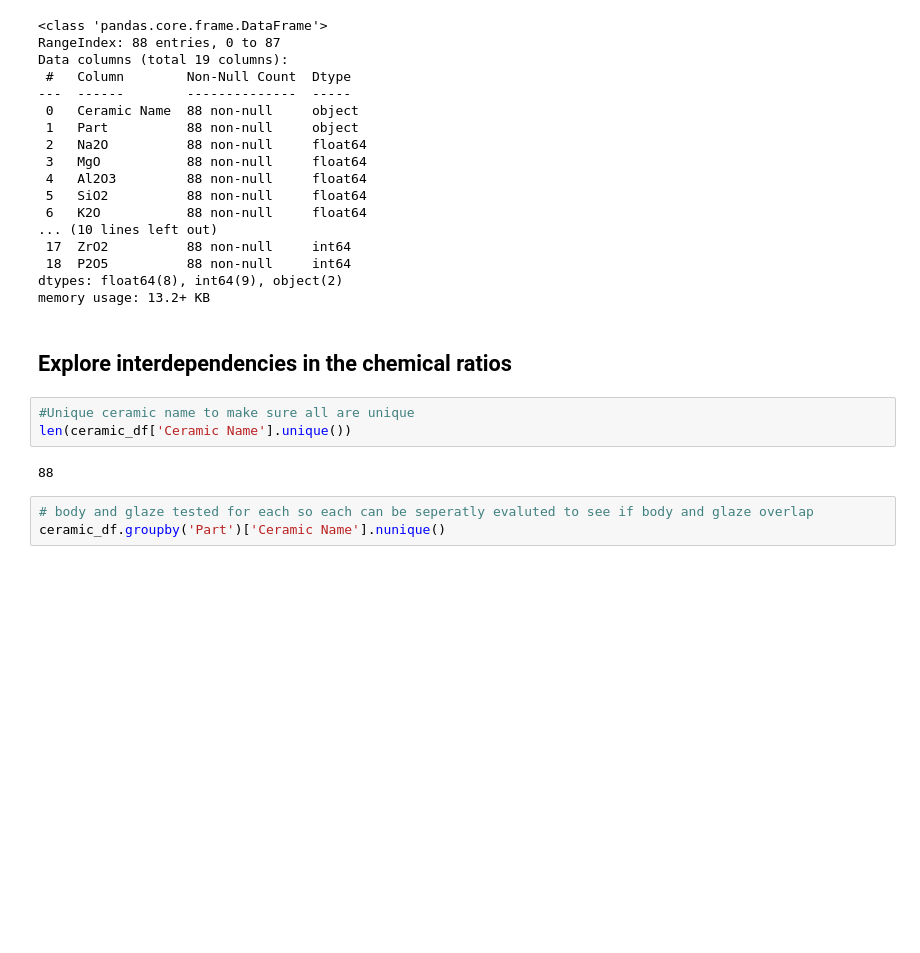
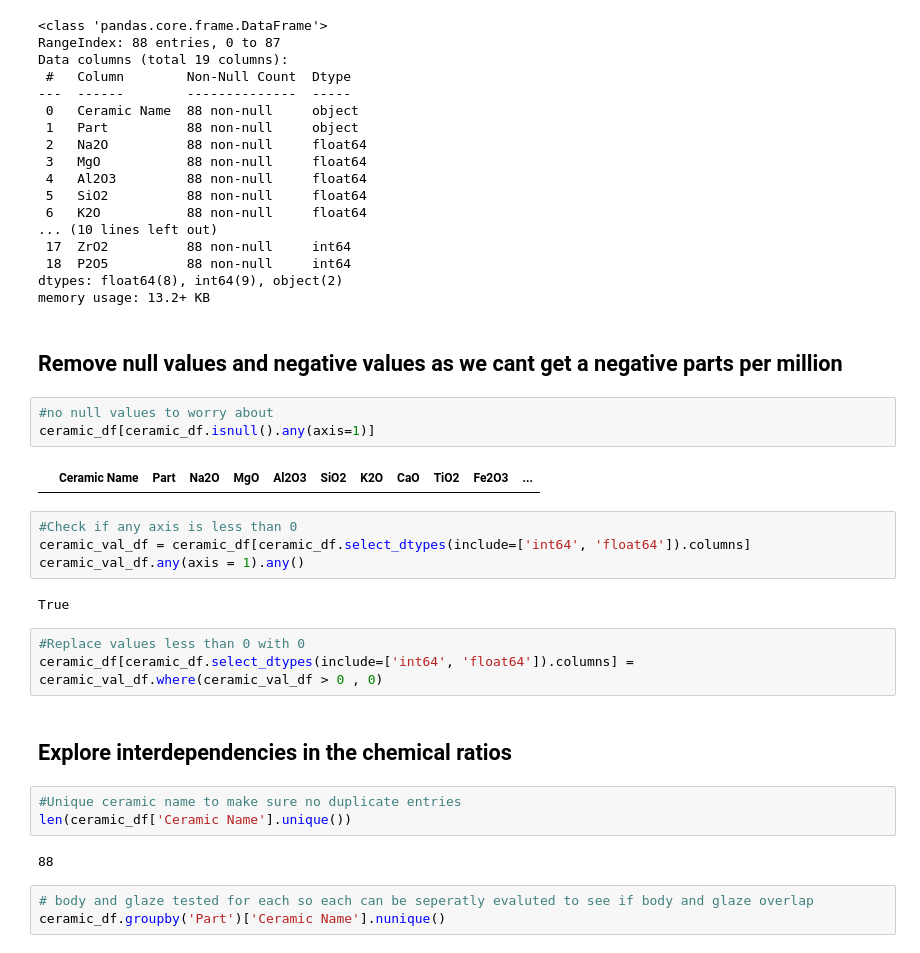
Before and after one commit to Benedictgr97/Chemical-comp-of-ceramic-clustering, a Jupyter notebook: Ceramic_clustering.ipynb, the cells around one changed output. Saved outputs shown, nothing was run; the diff lists cells and outputs as text; blank space fills up the shorter version.

```diff
--- a/Ceramic_clustering.ipynb
+++ b/Ceramic_clustering.ipynb
@@ -39,10 +43,26 @@ Data columns (total 19 columns):
  18  P2O5          88 non-null     int64
 dtypes: float64(8), int64(9), object(2)
 memory usage: 13.2+ KB
+# %% [markdown]
+## Remove null values and negative values as we cant get a negative parts per million
+# %%
+#no null values to worry about
+ceramic_df[ceramic_df.isnull().any(axis=1)]
+# %% [output]
+|  | Ceramic Name | Part | Na2O | MgO | Al2O3 | SiO2 | K2O | CaO | TiO2 | Fe2O3 | ... |
+# %%
+#Check if any axis is less than 0
+ceramic_val_df = ceramic_df[ceramic_df.select_dtypes(include=['int64', 'float64']).columns]
+ceramic_val_df.any(axis = 1).any()
+# %% [output]
+True
+# %%
+#Replace values less than 0 with 0
+ceramic_df[ceramic_df.select_dtypes(include=['int64', 'float64']).columns] = ceramic_val_df.where(ceramic_val_df > 0 , 0)
 # %% [markdown]
 ## Explore interdependencies in the chemical ratios
 # %%
-#Unique ceramic name to make sure all are unique
+#Unique ceramic name to make sure no duplicate entries
 len(ceramic_df['Ceramic Name'].unique())
 # %% [output]
 88
```
Also changed, not shown: parts of 12 cells of this notebook.
